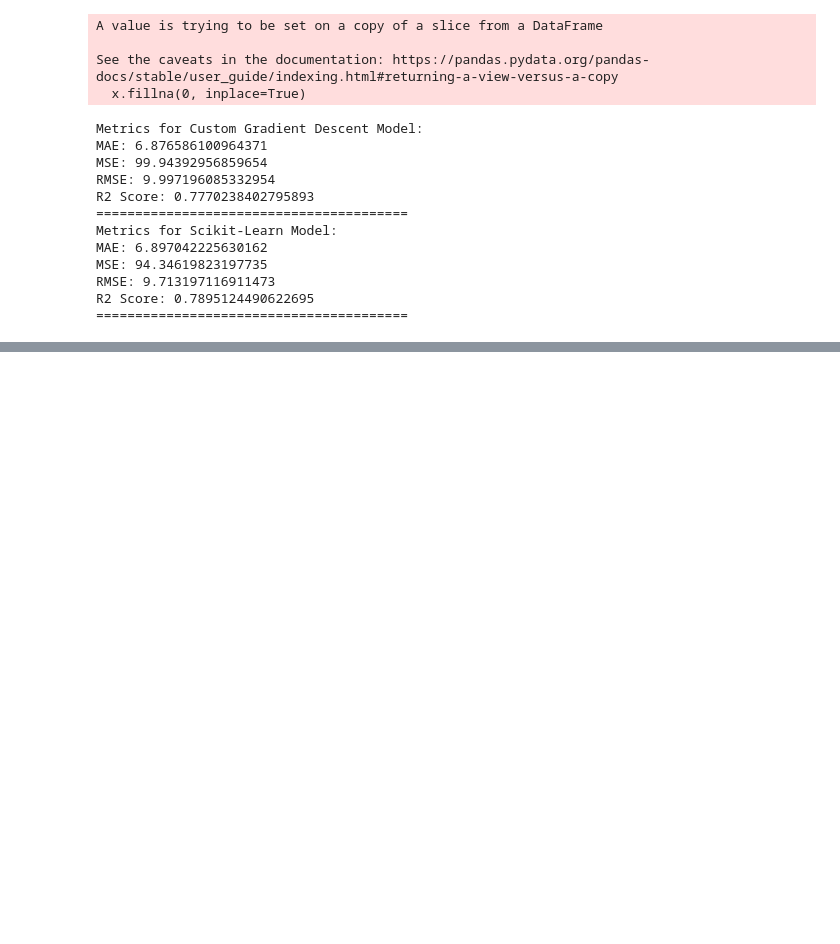
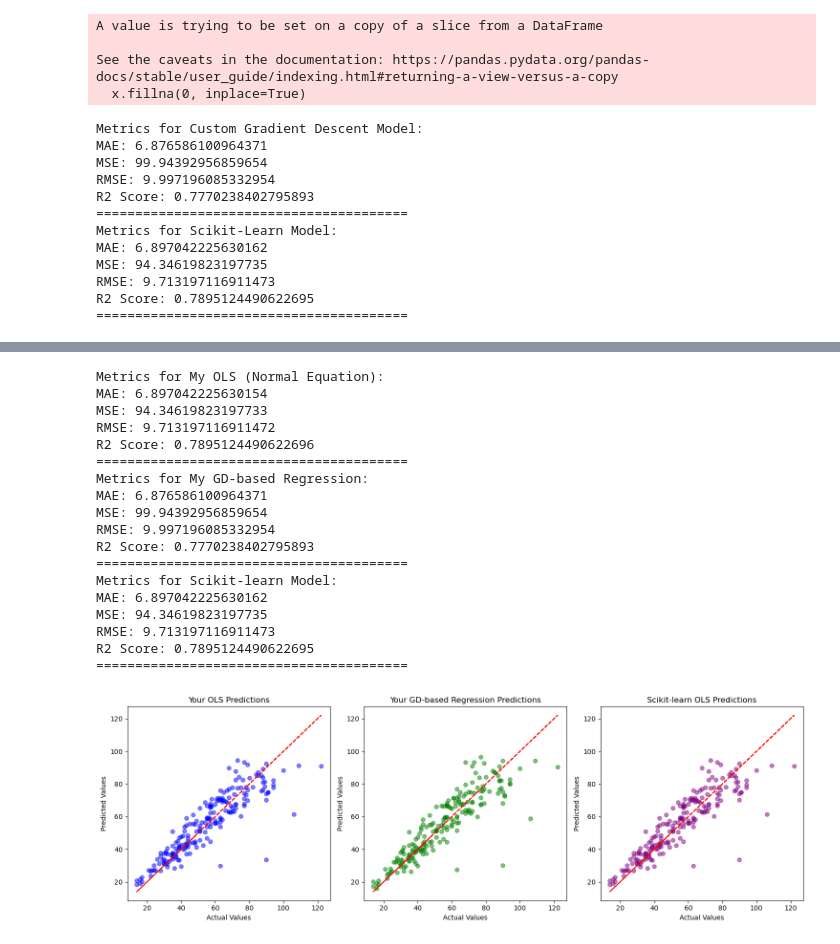
Before and after one commit to yash750/MachineLearning, a Jupyter notebook: experimentWithScikit.ipynb, the cells around one changed output, grey strips where cells are left out. Saved outputs shown, nothing was run; the diff lists cells and outputs as text; code cells hidden in the pictures; blank space fills up the shorter version.

```diff
--- a/experimentWithScikit.ipynb
+++ b/experimentWithScikit.ipynb
@@ -127,7 +128,7 @@ X_train_ols, X_test_ols, y_train_ols, y_test_ols = train_test_split(x, y, test_s
 # =========================================
 
 my_ols_model = MultipleLinearRegression(X_train_ols, y_train_ols)
-my_ols_model.train()
+my_ols_model.fit()
 my_ols_predictions = my_ols_model.predict(X_test_ols)
 # %%
 # =========================================
@@ -147,0 +163,57 @@ R2 Score: 0.7895124490622696
+# %%
+metrics_ols = compute_metrics(y_test.values, my_ols_predictions, "My OLS (Normal Equation)")
+metrics_gd = compute_metrics(y_test.values, my_predictions, "My GD-based Regression")
+metrics_sklearn = compute_metrics(y_test.values, sklearn_predictions, "Scikit-learn Model")
+
+# =========================================
+# Plot Actual vs Predicted Values
+# =========================================
+
+plt.figure(figsize=(15, 5))
+
+# Scatter plot: Your OLS
+plt.subplot(1, 3, 1)
+plt.scatter(y_test_ols, my_ols_predictions, color="blue", alpha=0.5)
+plt.plot(y_test, y_test, color="red", linestyle="dashed")  # Perfect prediction line
+plt.xlabel("Actual Values")
+plt.ylabel("Predicted Values")
+plt.title("Your OLS Predictions")
+
+# Scatter plot: Your GD-based Regression
+plt.subplot(1, 3, 2)
+plt.scatter(y_test, my_predictions, color="green", alpha=0.5)
+plt.plot(y_test, y_test, color="red", linestyle="dashed")
+plt.xlabel("Actual Values")
+plt.ylabel("Predicted Values")
+plt.title("Your GD-based Regression Predictions")
+
+# Scatter plot: Scikit-learn
+plt.subplot(1, 3, 3)
+plt.scatter(y_test, sklearn_predictions, color="purple", alpha=0.5)
+plt.plot(y_test, y_test, color="red", linestyle="dashed")
+plt.xlabel("Actual Values")
+plt.ylabel("Predicted Values")
+plt.title("Scikit-learn OLS Predictions")
+
+plt.tight_layout()
+plt.show()
+# %% [output]
+Metrics for My OLS (Normal Equation):
+MAE: 6.897042225630154
+MSE: 94.34619823197733
+RMSE: 9.713197116911472
+R2 Score: 0.7895124490622696
+========================================
+Metrics for My GD-based Regression:
+MAE: 6.876586100964371
+MSE: 99.94392956859654
+RMSE: 9.997196085332954
+R2 Score: 0.7770238402795893
+========================================
+Metrics for Scikit-learn Model:
+MAE: 6.897042225630162
+MSE: 94.34619823197735
+RMSE: 9.713197116911473
+R2 Score: 0.7895124490622695
+========================================
+[figure, added]
```
Also changed, not shown: parts of 4 cells of this notebook.
